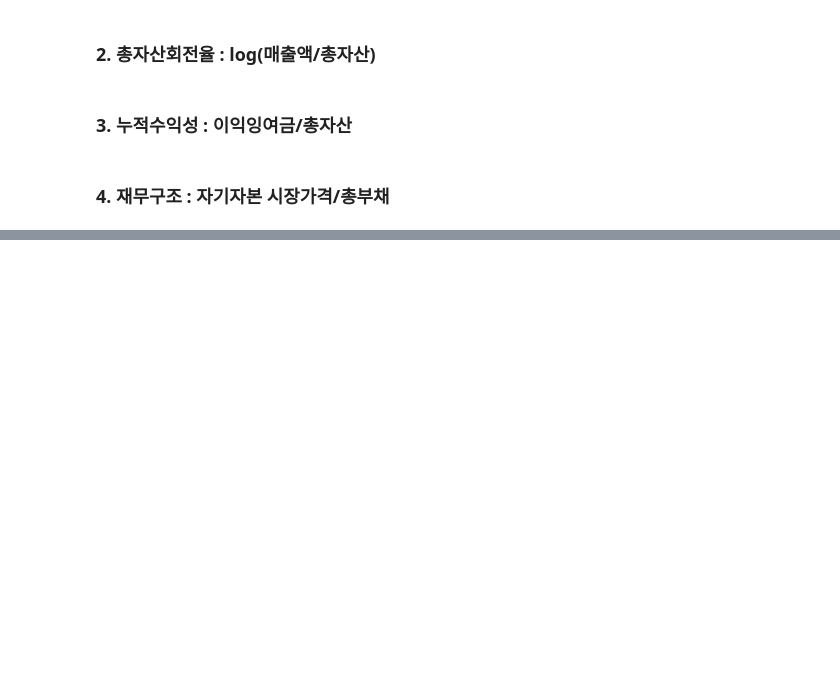
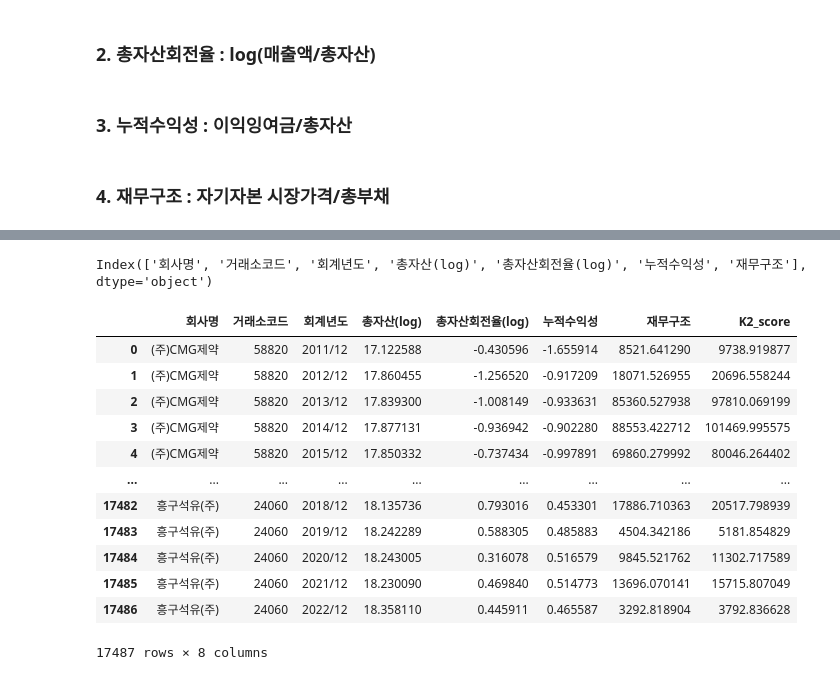
Before and after one commit to ZiNoBae/Hackathon_ubion, a Jupyter notebook: Teamproject_2nd/z_score_k2.ipynb, the cells around one changed output, grey strips where cells are left out. Drawn from its saved outputs; the diff is of its cells as text; code cells hidden in the pictures; blank space fills up the shorter version.

```diff
--- a/Teamproject_2nd/z_score_k2.ipynb
+++ b/Teamproject_2nd/z_score_k2.ipynb
@@ -294,0 +390,4 @@ df['']
+# %%
+df_share['시가총액'] = df_share['[제조]* 발행한 주식총수(*)(IFRS연결)(주)']* df_share['종가(원)']
+# %%
+altman['재무구조'] = df_share['시가총액'] / df['[제조]부채(*)(IFRS연결)(천원)']
@@ -294,0 +425,24 @@ df['']
+# %%
+altman.columns
+# %% [output]
+Index(['회사명', '거래소코드', '회계년도', '총자산(log)', '총자산회전율(log)', '누적수익성', '재무구조'], dtype='object')
+# %%
+k2_series = -18.696 + 1.501*altman['총자산(log)'] + 2.706*altman['총자산회전율(log)'] + 19.760*altman['누적수익성'] + 1.146*altman['재무구조']
+# %%
+altman['K2_score'] = k2_series
+# %%
+altman
+# %% [output]
+|  | 회사명 | 거래소코드 | 회계년도 | 총자산(log) | 총자산회전율(log) | 누적수익성 | 재무구조 | K2_score |
+| 0 | (주)CMG제약 | 58820 | 2011/12 | 17.122588 | -0.430596 | -1.655914 | 8521.641290 | 9738.919877 |
+| 1 | (주)CMG제약 | 58820 | 2012/12 | 17.860455 | -1.256520 | -0.917209 | 18071.526955 | 20696.558244 |
+| 2 | (주)CMG제약 | 58820 | 2013/12 | 17.839300 | -1.008149 | -0.933631 | 85360.527938 | 97810.069199 |
+| 3 | (주)CMG제약 | 58820 | 2014/12 | 17.877131 | -0.936942 | -0.902280 | 88553.422712 | 101469.995575 |
+| 4 | (주)CMG제약 | 58820 | 2015/12 | 17.850332 | -0.737434 | -0.997891 | 69860.279992 | 80046.264402 |
+| ... | ... | ... | ... | ... | ... | ... | ... | ... |
+| 17482 | 흥구석유(주) | 24060 | 2018/12 | 18.135736 | 0.793016 | 0.453301 | 17886.710363 | 20517.798939 |
+| 17483 | 흥구석유(주) | 24060 | 2019/12 | 18.242289 | 0.588305 | 0.485883 | 4504.342186 | 5181.854829 |
+| 17484 | 흥구석유(주) | 24060 | 2020/12 | 18.243005 | 0.316078 | 0.516579 | 9845.521762 | 11302.717589 |
+| 17485 | 흥구석유(주) | 24060 | 2021/12 | 18.230090 | 0.469840 | 0.514773 | 13696.070141 | 15715.807049 |
+| 17486 | 흥구석유(주) | 24060 | 2022/12 | 18.358110 | 0.445911 | 0.465587 | 3292.818904 | 3792.836628 |
+17487 rows × 8 columns
```
Also changed, not shown: parts of 24 cells of this notebook, 18 other files.
